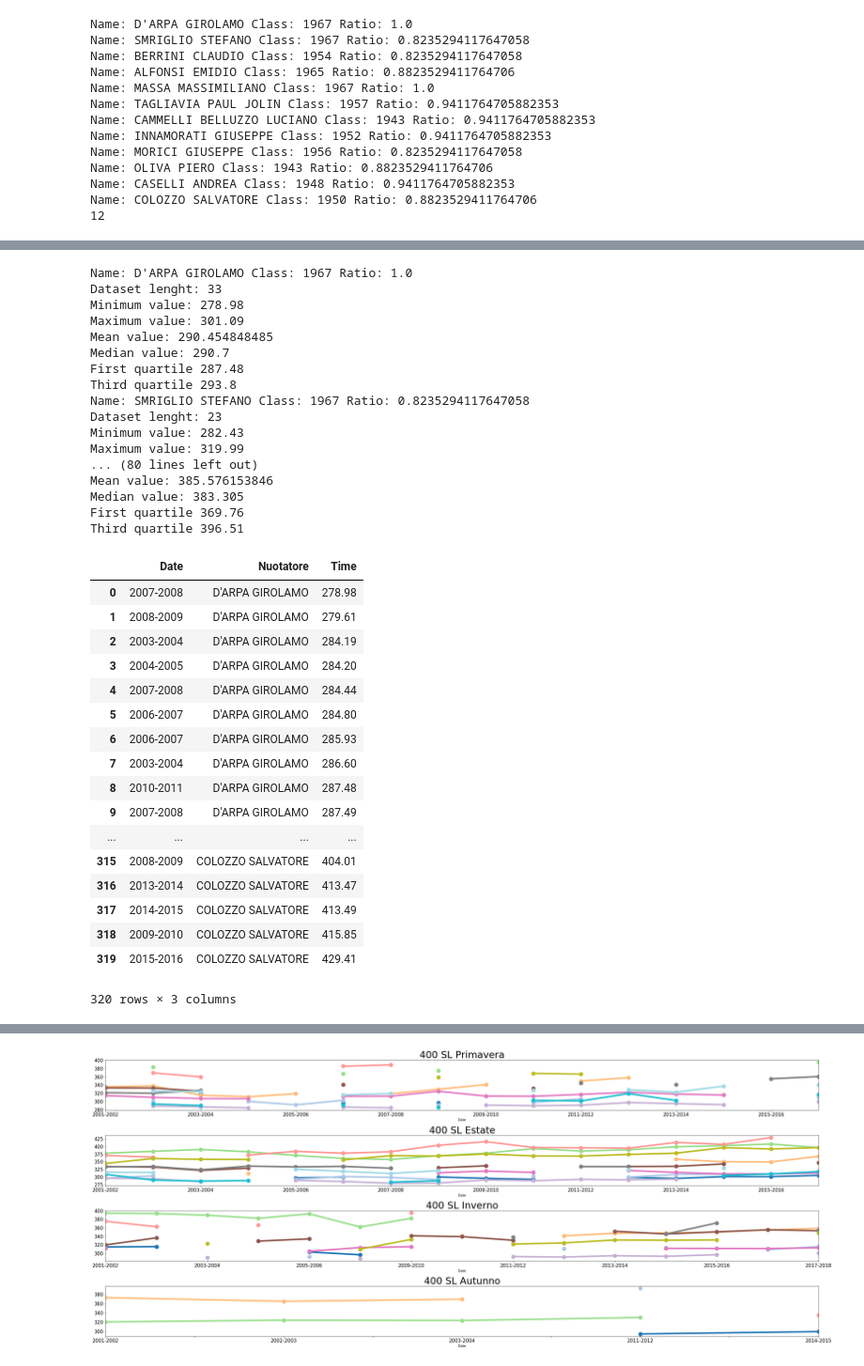
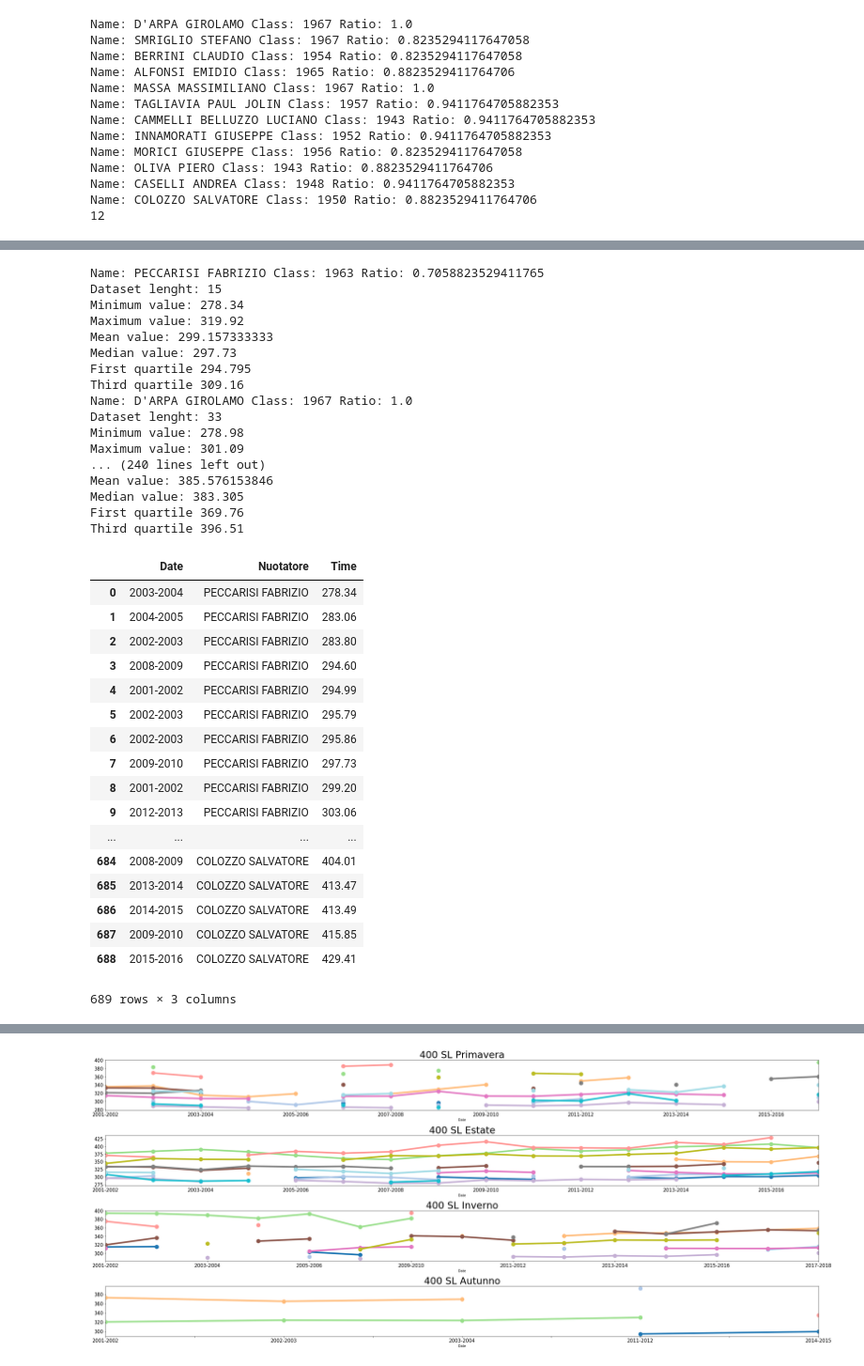
Before and after one commit to Antoniofs90/Nuotatori, a Jupyter notebook: Plotting-Copy1.ipynb, the cells around one changed output, grey strips where cells are left out. Shown at 94% size. Cells and saved outputs as stored; diff of their text form; code cells hidden in the pictures.

```diff
--- a/Plotting-Copy1.ipynb
+++ b/Plotting-Copy1.ipynb
@@ -82,6 +82,7 @@ for i in filtered_swimmers:
         (str_to_date(j),
         str_to_time(j)))
 # %%
-for i in filtered_swimmers:
-    print(str(i),
-        list(((j.date(),k) for j,k in i.converted_date_time)))
+# for i in filtered_swimmers:
+#     print(str(i),
+#         #tuple((x.year,x.month,x.day,y)for x,y in i.converted_date_time)
+#         list(((j.date(),k) for j,k in i.converted_date_time)))
@@ -161,22 +156,22 @@ def descriptiveStat (x):
     print ('First quartile', np.percentile((tempitotali(x)), 25))
     print ('Third quartile', np.percentile((tempitotali(x)), 75))
 # %%
-for i in filtered_swimmers:
+for i in filtered_swimmers2:
     descriptiveStat(i)
 # %% [output]
+Name: PECCARISI FABRIZIO Class: 1963 Ratio: 0.7058823529411765
+Dataset lenght: 15
+Minimum value: 278.34
+Maximum value: 319.92
+Mean value: 299.157333333
+Median value: 297.73
+First quartile 294.795
+Third quartile 309.16
 Name: D'ARPA GIROLAMO Class: 1967 Ratio: 1.0
 Dataset lenght: 33
 Minimum value: 278.98
 Maximum value: 301.09
-Mean value: 290.454848485
-Median value: 290.7
-First quartile 287.48
-Third quartile 293.8
-Name: SMRIGLIO STEFANO Class: 1967 Ratio: 0.8235294117647058
-Dataset lenght: 23
-Minimum value: 282.43
-Maximum value: 319.99
-... (80 lines left out)
+... (240 lines left out)
 Mean value: 385.576153846
 Median value: 383.305
 First quartile 369.76
@@ -184,35 +179,35 @@ Third quartile 396.51
 # %%
 # Creiamo il DataFrame
 nome=[]
 tempi=[]
 date=[]
-for i in filtered_swimmers:
+for i in filtered_swimmers2:
     for j in i.times_date:
         nome.append(i.name)
         tempi.append((str_to_time(j)))
         date.append(str(Swimmer.get_partecipation_year(str_to_date(j))))
 
 Nuotatori = pd.DataFrame({'Nuotatore': nome,'Time': tempi, 'Date': date})
 Nuotatori
 # %% [output]
 |  | Date | Nuotatore | Time |
-| 0 | 2007-2008 | D'ARPA GIROLAMO | 278.98 |
-| 1 | 2008-2009 | D'ARPA GIROLAMO | 279.61 |
-| 2 | 2003-2004 | D'ARPA GIROLAMO | 284.19 |
-| 3 | 2004-2005 | D'ARPA GIROLAMO | 284.20 |
-| 4 | 2007-2008 | D'ARPA GIROLAMO | 284.44 |
-| 5 | 2006-2007 | D'ARPA GIROLAMO | 284.80 |
-| 6 | 2006-2007 | D'ARPA GIROLAMO | 285.93 |
-| 7 | 2003-2004 | D'ARPA GIROLAMO | 286.60 |
-| 8 | 2010-2011 | D'ARPA GIROLAMO | 287.48 |
-| 9 | 2007-2008 | D'ARPA GIROLAMO | 287.49 |
+| 0 | 2003-2004 | PECCARISI FABRIZIO | 278.34 |
+| 1 | 2004-2005 | PECCARISI FABRIZIO | 283.06 |
+| 2 | 2002-2003 | PECCARISI FABRIZIO | 283.80 |
+| 3 | 2008-2009 | PECCARISI FABRIZIO | 294.60 |
+| 4 | 2001-2002 | PECCARISI FABRIZIO | 294.99 |
+| 5 | 2002-2003 | PECCARISI FABRIZIO | 295.79 |
+| 6 | 2002-2003 | PECCARISI FABRIZIO | 295.86 |
+| 7 | 2009-2010 | PECCARISI FABRIZIO | 297.73 |
+| 8 | 2001-2002 | PECCARISI FABRIZIO | 299.20 |
+| 9 | 2012-2013 | PECCARISI FABRIZIO | 303.06 |
 | ... | ... | ... | ... |
-| 315 | 2008-2009 | COLOZZO SALVATORE | 404.01 |
-| 316 | 2013-2014 | COLOZZO SALVATORE | 413.47 |
-| 317 | 2014-2015 | COLOZZO SALVATORE | 413.49 |
-| 318 | 2009-2010 | COLOZZO SALVATORE | 415.85 |
-| 319 | 2015-2016 | COLOZZO SALVATORE | 429.41 |
+| 684 | 2008-2009 | COLOZZO SALVATORE | 404.01 |
+| 685 | 2013-2014 | COLOZZO SALVATORE | 413.47 |
+| 686 | 2014-2015 | COLOZZO SALVATORE | 413.49 |
+| 687 | 2009-2010 | COLOZZO SALVATORE | 415.85 |
+| 688 | 2015-2016 | COLOZZO SALVATORE | 429.41 |
-320 rows × 3 columns
+689 rows × 3 columns
 # %%
 # Aggiustiamo i dati, raggruppandoli
 Nuotatori_plot = pd.DataFrame(Nuotatori.groupby([Nuotatori['Date'], Nuotatori['Nuotatore']]).Time.agg('mean'))
```
Also changed, not shown: parts of 9 cells of this notebook.
